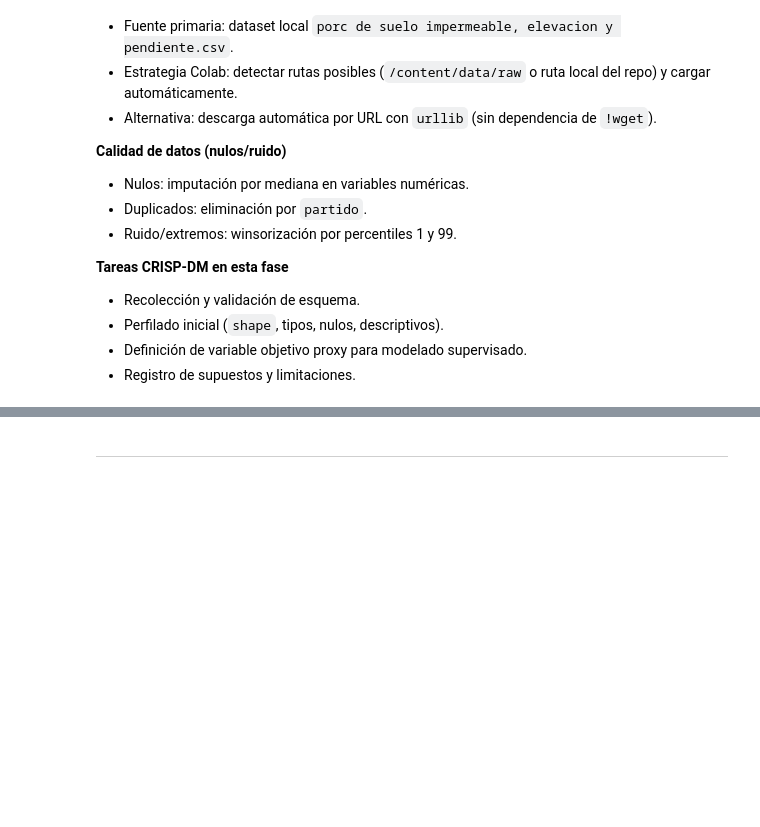
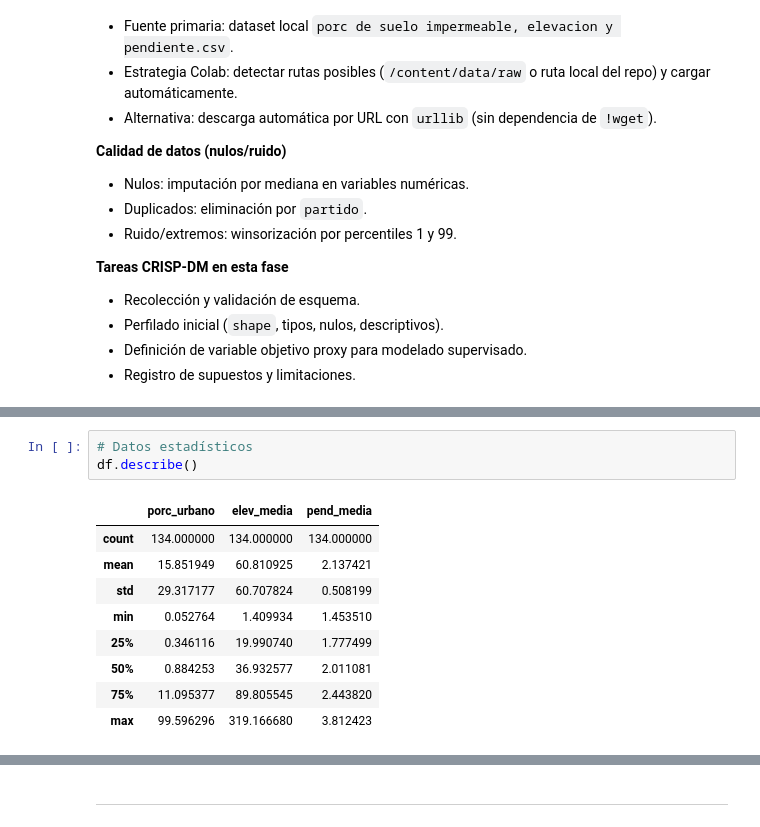
Before and after one commit to oskartinez/UGR_IdS_TP_GRUPO_11, a Jupyter notebook: UGR_IdS_TP_GRUPO_11.ipynb, the cells around one changed output, grey strips where cells are left out. Cells and saved outputs as stored; diff of their text form; blank space fills up the shorter version.

```diff
--- a/UGR_IdS_TP_GRUPO_11.ipynb
+++ b/UGR_IdS_TP_GRUPO_11.ipynb
@@ -289,0 +171,13 @@ df.head()
+# %%
+# Datos estadísticos
+df.describe()
+# %% [output]
+|  | porc_urbano | elev_media | pend_media |
+| count | 134.000000 | 134.000000 | 134.000000 |
+| mean | 15.851949 | 60.810925 | 2.137421 |
+| std | 29.317177 | 60.707824 | 0.508199 |
+| min | 0.052764 | 1.409934 | 1.453510 |
+| 25% | 0.346116 | 19.990740 | 1.777499 |
+| 50% | 0.884253 | 36.932577 | 2.011081 |
+| 75% | 11.095377 | 89.805545 | 2.443820 |
+| max | 99.596296 | 319.166680 | 3.812423 |
```
Also changed, not shown: parts of 36 cells of this notebook, 4 other files.
